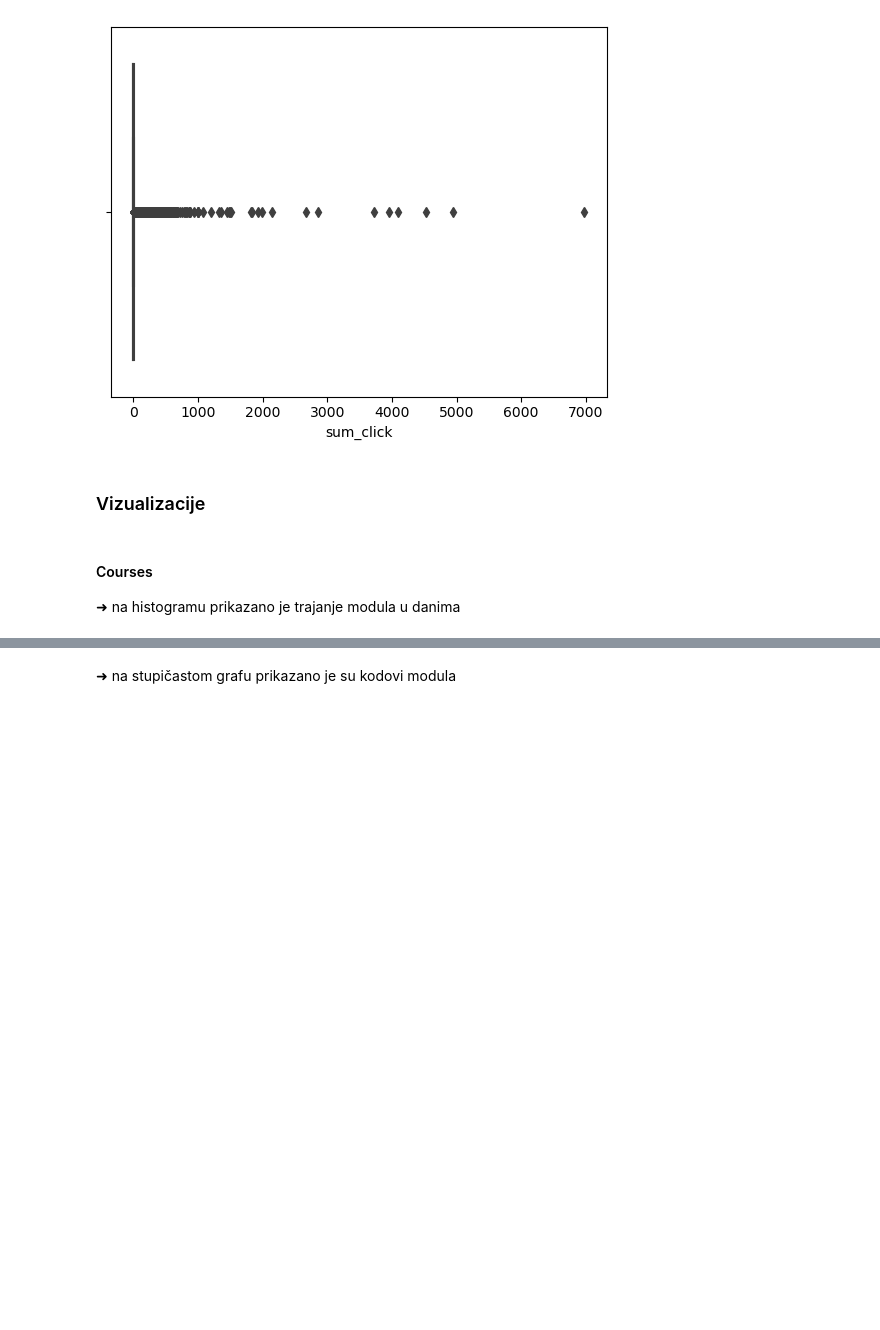
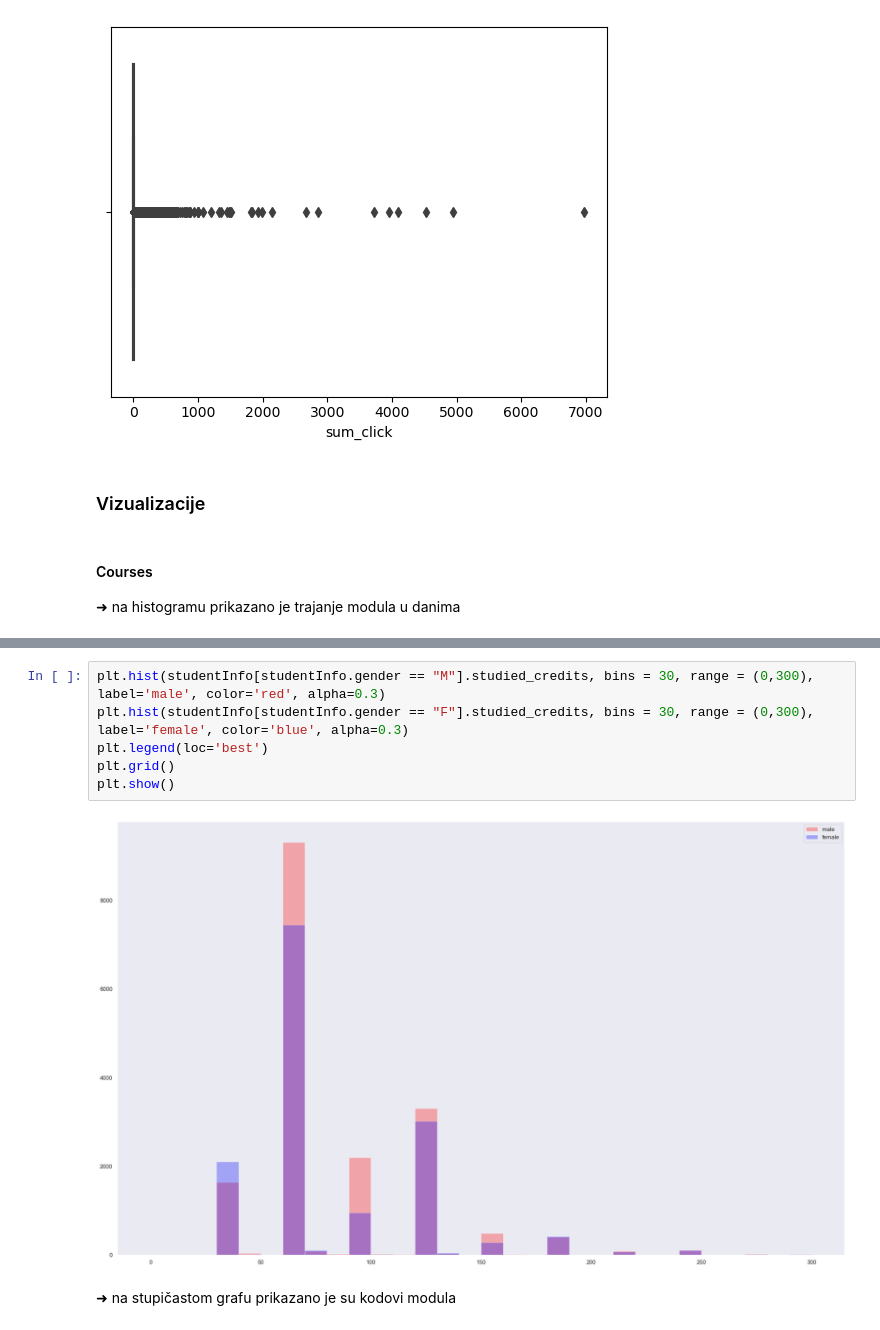
Before and after one commit to antoniamstr1/projekt-uuzop, a Jupyter notebook: prvi_dio.ipynb, the cells around one changed output, grey strips where cells are left out. Saved outputs shown, nothing was run; the diff lists cells and outputs as text; blank space fills up the shorter version.

```diff
--- a/prvi_dio.ipynb
+++ b/prvi_dio.ipynb
@@ -408,3 +406,11 @@ plt.show()
+# %%
+plt.hist(studentInfo[studentInfo.gender == "M"].studied_credits, bins = 30, range = (0,300), label='male', color='red', alpha=0.3)
+plt.hist(studentInfo[studentInfo.gender == "F"].studied_credits, bins = 30, range = (0,300), label='female', color='blue', alpha=0.3)
+plt.legend(loc='best')
+plt.grid()
+plt.show()
+# %% [output]
+[figure, added]
 # %% [markdown]
 ➜ na stupičastom grafu prikazano je su kodovi modula
 # %%
```
Also changed, not shown: parts of 13 cells of this notebook.
